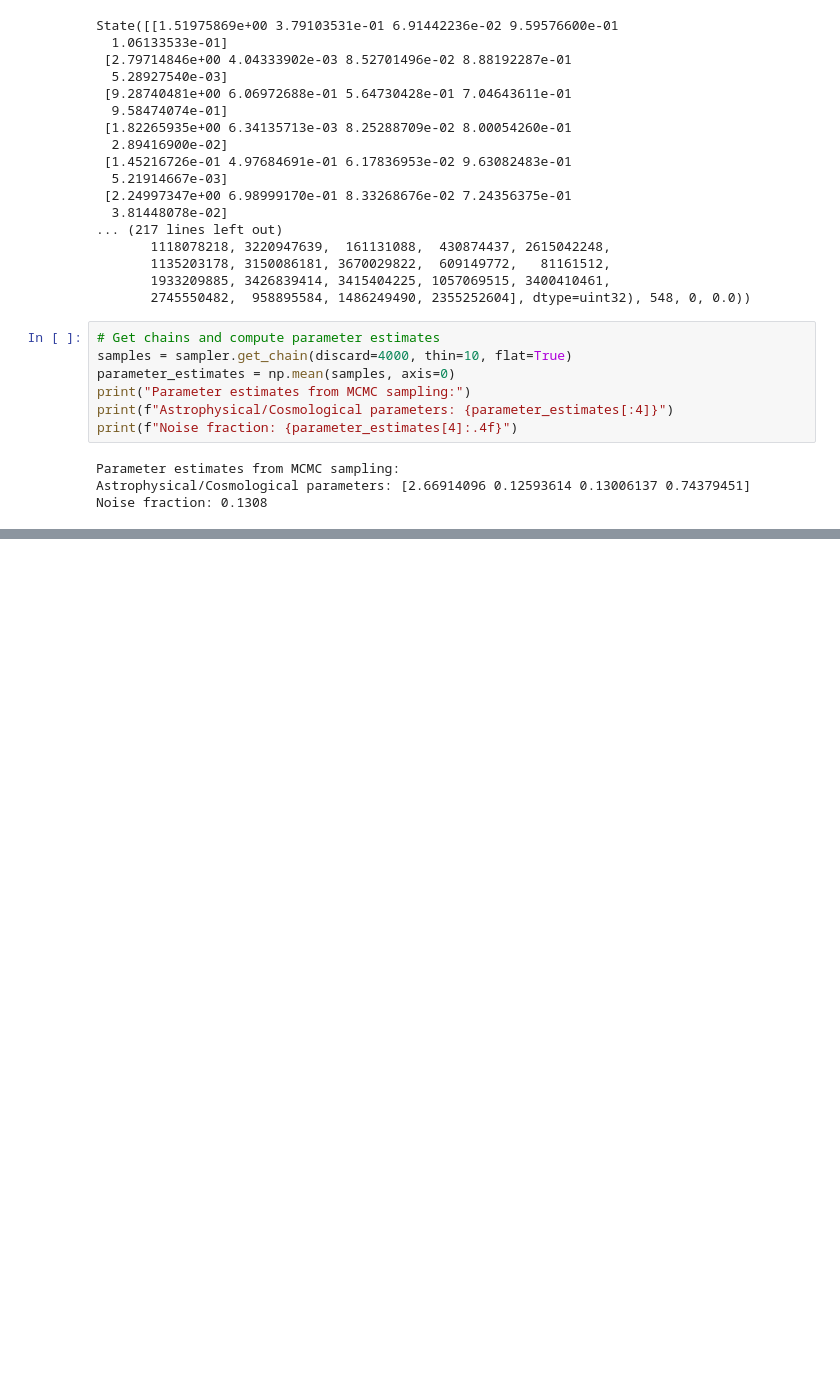
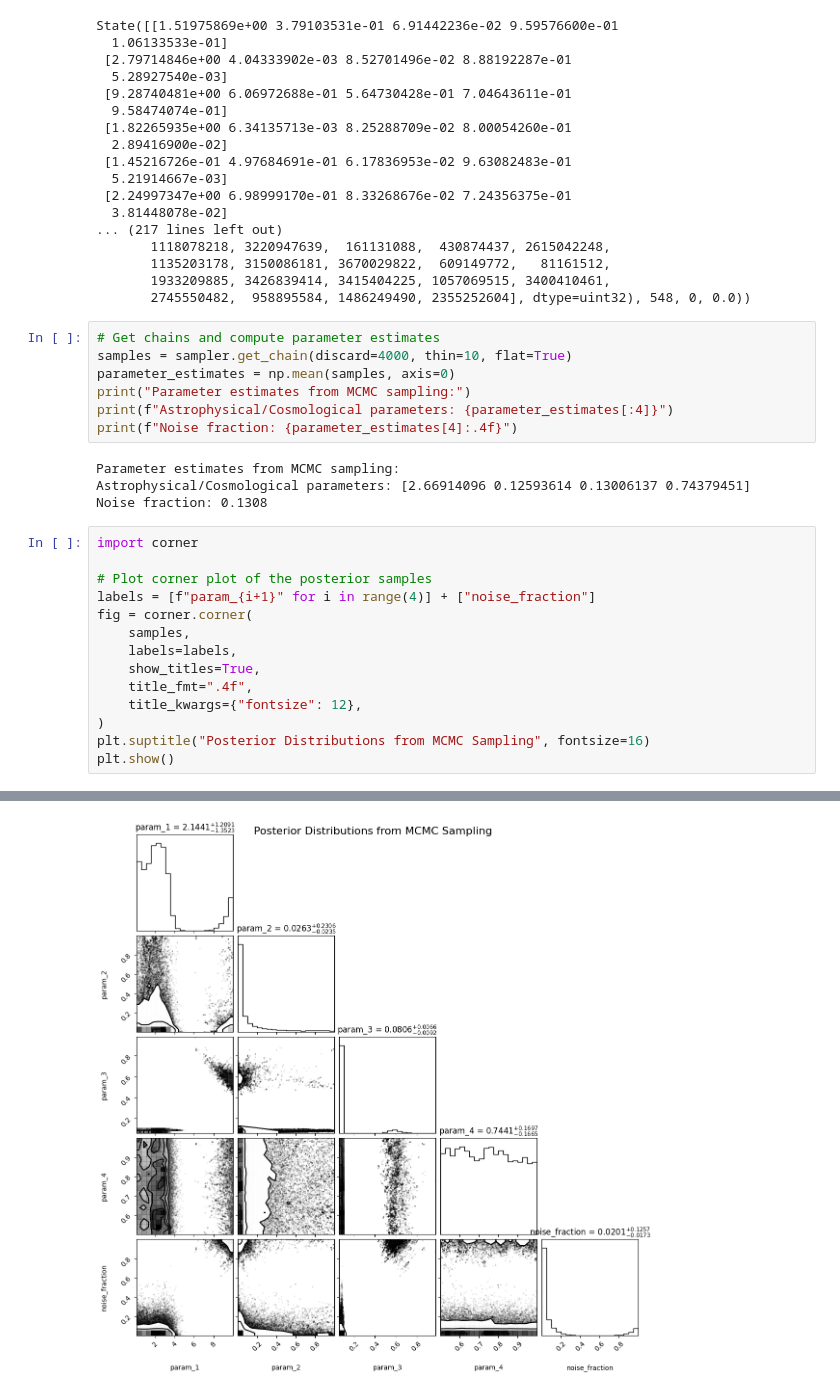
Before and after one commit to AlexBM173/apb86_A1, a Jupyter notebook: draft.ipynb, the cells around one changed output, grey strips where cells are left out. Cells and saved outputs as stored; diff of their text form; blank space fills up the shorter version.

Commit message:
Made corner plot

```diff
--- a/draft.ipynb
+++ b/draft.ipynb
@@ -432,3 +432,18 @@ print(f"Noise fraction: {parameter_estimates[4]:.4f}")
 Parameter estimates from MCMC sampling:
 Astrophysical/Cosmological parameters: [2.66914096 0.12593614 0.13006137 0.74379451]
 Noise fraction: 0.1308
+# %%
+import corner
+
+# Plot corner plot of the posterior samples
+labels = [f"param_{i+1}" for i in range(4)] + ["noise_fraction"]
+fig = corner.corner(
+    samples,
+    labels=labels,
+    show_titles=True,
+    title_fmt=".4f",
+    title_kwargs={"fontsize": 12},
+)
+plt.suptitle("Posterior Distributions from MCMC Sampling", fontsize=16)
+plt.show()
+# %% [output]
@@ -434,0 +453 @@ Noise fraction: 0.1308
+[figure, added]
```
Also changed, not shown: parts of 1 cell of this notebook.
